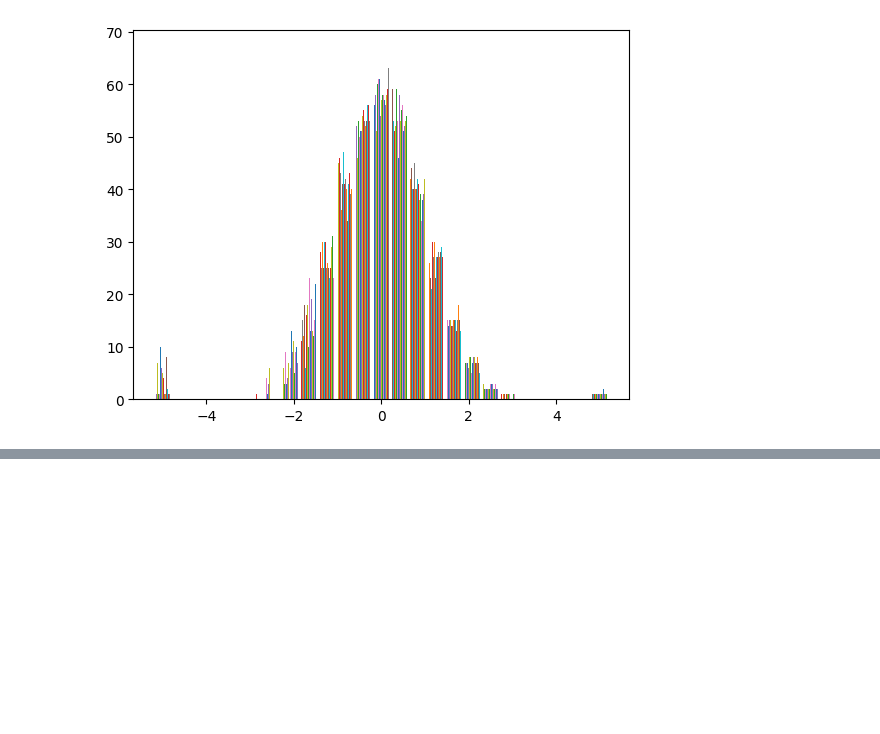
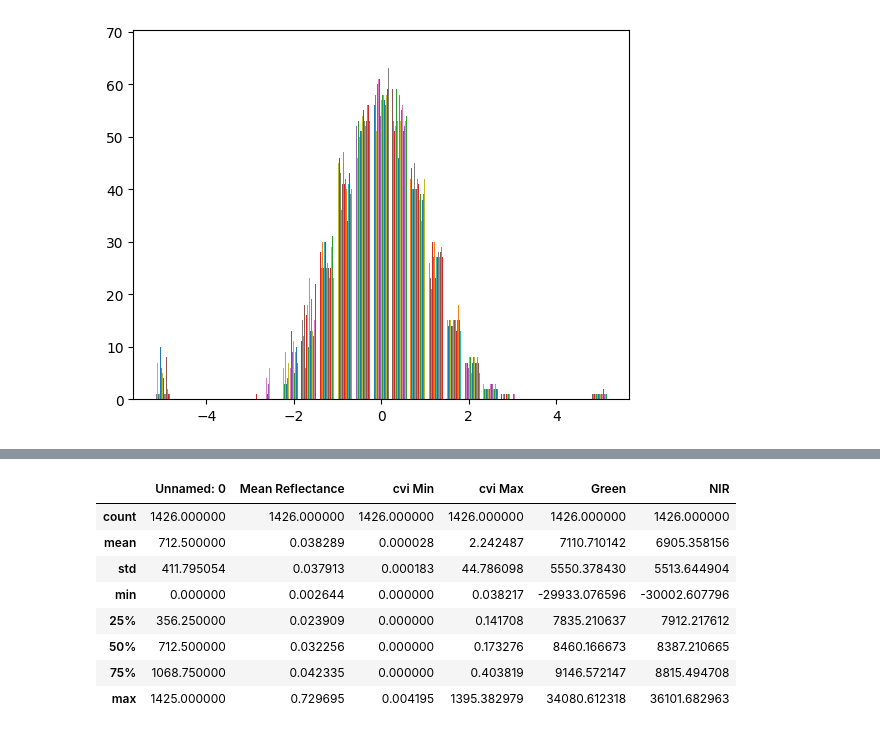
Before and after one commit to BRIJNANDA1979/Segmenting-Kelp-Forests-, a Jupyter notebook: Version_1_1_Step_1_Preparing_Training_data_Segmenting_Kelp.ipynb, the cells around one changed output, grey strips where cells are left out. Saved outputs shown, nothing was run; the diff lists cells and outputs as text; code cells hidden in the pictures; blank space fills up the shorter version.

```diff
--- a/Version_1_1_Step_1_Preparing_Training_data_Segmenting_Kelp.ipynb
+++ b/Version_1_1_Step_1_Preparing_Training_data_Segmenting_Kelp.ipynb
@@ -369,0 +401,2 @@ data_trans.mean()
+# %%
+df_test_NOT_labelled= pd.read_csv('/content/drive/MyDrive/KELP forest Satellite imagery Project Data/Test Features/df_Not_labelled_images_reflectance.csv')
@@ -369,0 +424,12 @@ data_trans.mean()
+# %%
+df_test_NOT_labelled.describe()
+# %% [output]
+|  | Unnamed: 0 | Mean Reflectance | cvi Min | cvi Max | Green | NIR |
+| count | 1426.000000 | 1426.000000 | 1426.000000 | 1426.000000 | 1426.000000 | 1426.000000 |
+| mean | 712.500000 | 0.038289 | 0.000028 | 2.242487 | 7110.710142 | 6905.358156 |
+| std | 411.795054 | 0.037913 | 0.000183 | 44.786098 | 5550.378430 | 5513.644904 |
+| min | 0.000000 | 0.002644 | 0.000000 | 0.038217 | -29933.076596 | -30002.607796 |
+| 25% | 356.250000 | 0.023909 | 0.000000 | 0.141708 | 7835.210637 | 7912.217612 |
+| 50% | 712.500000 | 0.032256 | 0.000000 | 0.173276 | 8460.166673 | 8387.210665 |
+| 75% | 1068.750000 | 0.042335 | 0.000000 | 0.403819 | 9146.572147 | 8815.494708 |
+| max | 1425.000000 | 0.729695 | 0.004195 | 1395.382979 | 34080.612318 | 36101.682963 |
```
Also changed, not shown: parts of 20 cells of this notebook.
